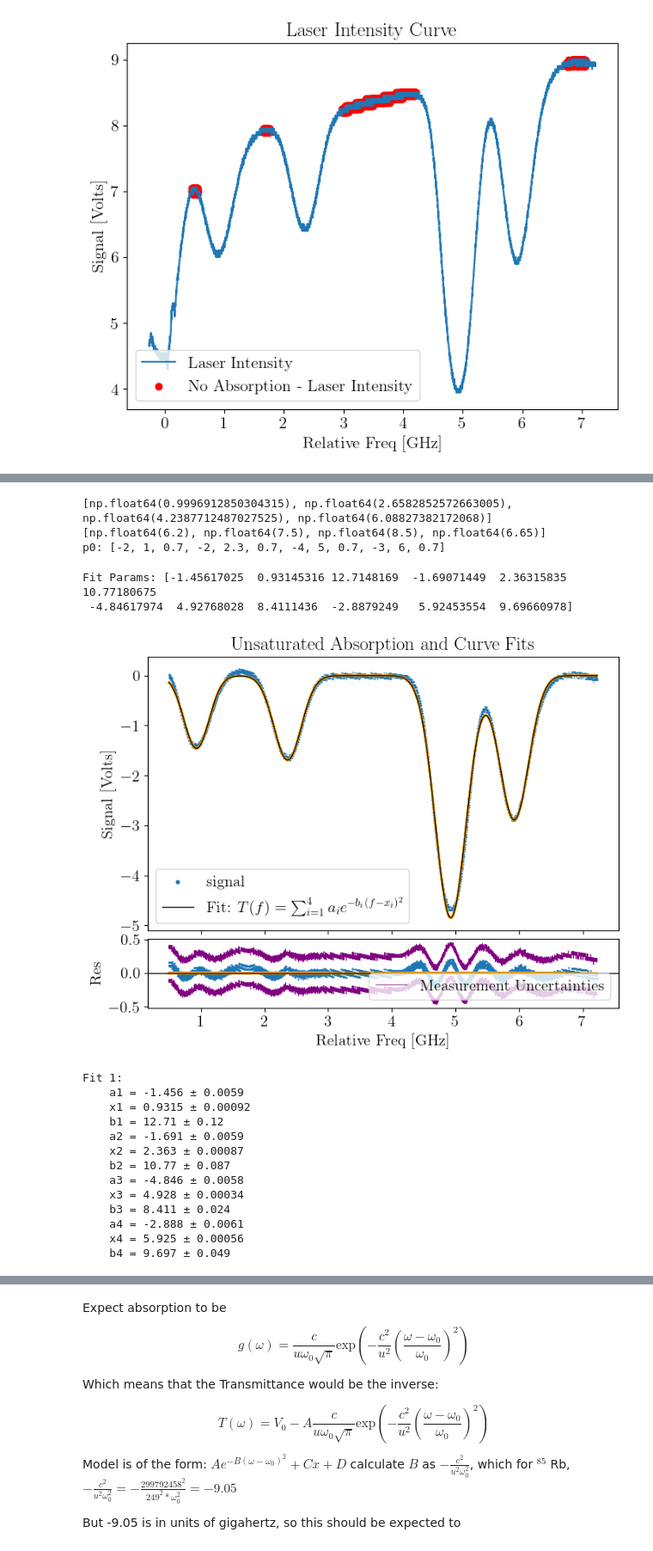
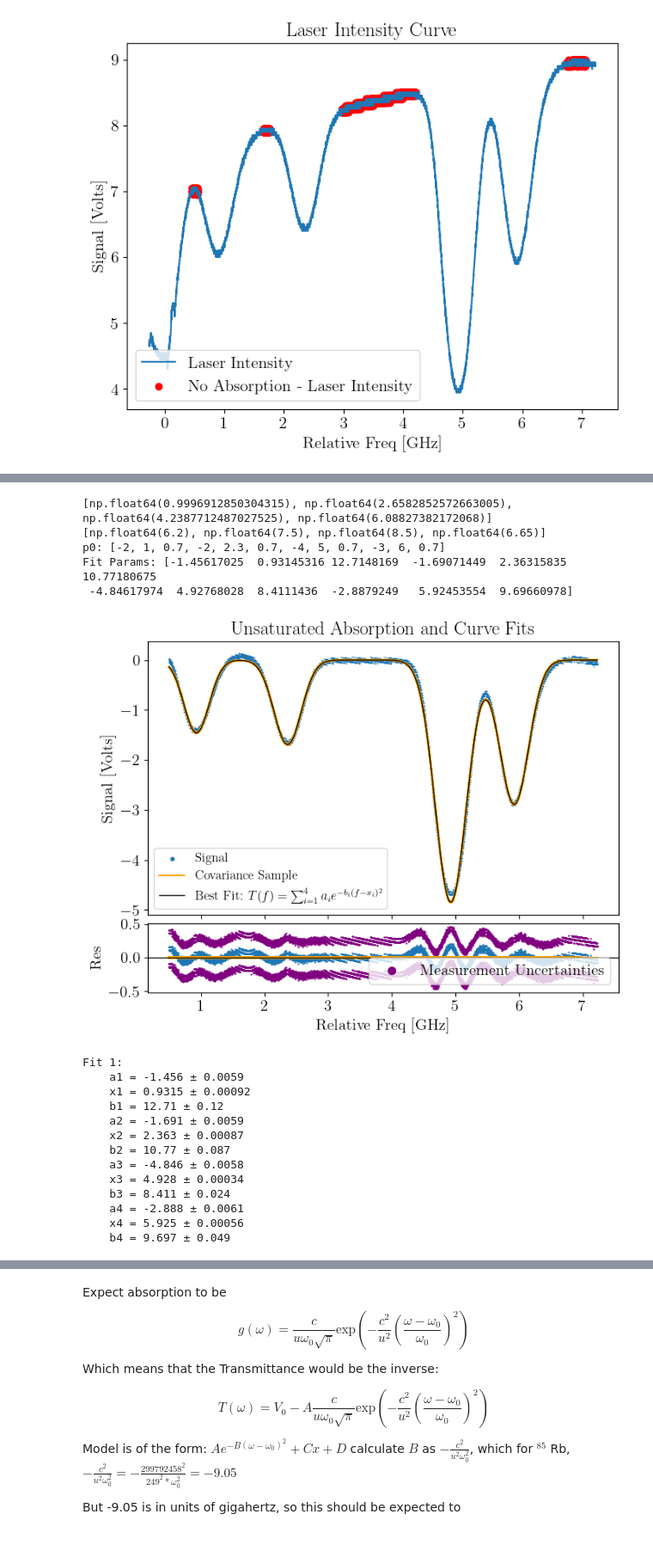
Before and after one commit to andres-luengo/alden-andres-max-most-dangerous-4450-trio, a Jupyter notebook: rb-spectroscopy/doppler_broadening.ipynb, the cells around one changed output, grey strips where cells are left out. Shown at 86% size. Cells and saved outputs as stored; diff of their text form; code cells hidden in the pictures.

```diff
--- a/rb-spectroscopy/doppler_broadening.ipynb
+++ b/rb-spectroscopy/doppler_broadening.ipynb
@@ -500,13 +500,13 @@ fig, (ax, ax_res) = plt.subplots(
 )
 
 # main plot
-ax.scatter(xdata, ydata, s=0.1, label="signal")
+ax.scatter(xdata, ydata, s=0.1, label="Signal")
 # uncertainties are too small to do this
-for i in range(100):
+for i in range(1000):
     rand_fit = absorption_model(xfit, *np.random.multivariate_normal(popt, pcov))
-    ax.plot(xfit, rand_fit,c="orange", label=("Random"))
+    ax.plot(xfit, rand_fit,c="orange", label=("Covariance Sample" if i==1 else None))
     ax_res.plot(xfit, rand_fit - yfit, c="orange")
-ax.plot(xfit, yfit, linewidth=1, color="black", label=f"Fit: {model_str}")
+ax.plot(xfit, yfit, linewidth=1, color="black", label=f"Best Fit: {model_str}")
 ax.set_ylabel("Signal [Volts]")
 ax.set_title("Unsaturated Absorption and Curve Fits")
 # # residual plot
@@ -514,14 +514,14 @@ ax.set_title("Unsaturated Absorption and Curve Fits")
 # yerr = np.full_like(residuals, measurement_uncertainty, dtype=float)
 
 ax_res.scatter(xdata, residuals, s=0.5)
-ax_res.plot(xdata, residuals+.25,linewidth=0.5,c="purple", label="Measurement Uncertainties")
-ax_res.plot(xdata,residuals-.25,linewidth=0.5,c="purple")
-ax_res.axhline(0, color="black", linewidth=1)
+ax_res.scatter(xdata, residuals+.25,s=.5,c="purple", label="Measurement Uncertainties")
+ax_res.scatter(xdata,residuals-.25,s=.5,c="purple")
+ax_res.axhline(0, color="red", linewidth=1)
 ax_res.set_xlabel("Relative Freq [GHz]")
 ax_res.set_ylabel("Res")
 
-ax.legend(markerscale=10)
-ax_res.legend(markerscale=1000)
+ax.legend(markerscale=10,fontsize=12)
+ax_res.legend()
 
 # ax_res.errorbar(
 #     xdata,
@@ -542,49 +542,49 @@ plt.savefig("Multi-Curve Fit")
 plt.show()
 
 # # fitted curve
 # xfit = np.linspace(xdata.min(), xdata.max(), 2000)
 # yfit = absorption_model(xfit, *popt)
 # plt.figure(figsize=(18,10))
 # plt.plot(xfit, yfit, linewidth=2, label=f"Fit: {model_str}",color="Red")
 # plt.scatter(xdata, ydata,s=.1)
 
 # plt.xlabel("Relative Freq [GHz]")
 # plt.ylabel("Signal [Volts]")
 # plt.title("Unsaturated Absorption and Curve Fits")
 # plt.legend()
 # # plt.savefig("DopplerFits.png")
 # plt.show()
 
 
 param_names = [
     "a1","x1","b1",
     "a2","x2","b2",
     "a3","x3","b3",
     "a4","x4","b4",
     "c","d"
 ]
 
 print_fits(full_fits, param_names)
 # %% [output]
 [np.float64(0.9996912850304315), np.float64(2.6582852572663005), np.float64(4.2387712487027525), np.float64(6.08827382172068)]
 [np.float64(6.2), np.float64(7.5), np.float64(8.5), np.float64(6.65)]
 p0: [-2, 1, 0.7, -2, 2.3, 0.7, -4, 5, 0.7, -3, 6, 0.7]
+Fit Params: [-1.45617025  0.93145316 12.7148169  -1.69071449  2.36315835 10.77180675
+ -4.84617974  4.92768028  8.4111436  -2.8879249   5.92453554  9.69660978]
+[figure, new version]
-Fit Params: [-1.45617025  0.93145316 12.7148169  -1.69071449  2.36315835 10.77180675
- -4.84617974  4.92768028  8.4111436  -2.8879249   5.92453554  9.69660978]
+Fit 1:
+    a1 = -1.456 ± 0.0059
+    x1 = 0.9315 ± 0.00092
+    b1 = 12.71 ± 0.12
+    a2 = -1.691 ± 0.0059
+    x2 = 2.363 ± 0.00087
+    b2 = 10.77 ± 0.087
+    a3 = -4.846 ± 0.0058
+    x3 = 4.928 ± 0.00034
+    b3 = 8.411 ± 0.024
+    a4 = -2.888 ± 0.0061
+    x4 = 5.925 ± 0.00056
+    b4 = 9.697 ± 0.049
-[figure, old version]
-Fit 1:
-    a1 = -1.456 ± 0.0059
-    x1 = 0.9315 ± 0.00092
-    b1 = 12.71 ± 0.12
-    a2 = -1.691 ± 0.0059
-    x2 = 2.363 ± 0.00087
-    b2 = 10.77 ± 0.087
-    a3 = -4.846 ± 0.0058
-    x3 = 4.928 ± 0.00034
-    b3 = 8.411 ± 0.024
-    a4 = -2.888 ± 0.0061
-    x4 = 5.925 ± 0.00056
-    b4 = 9.697 ± 0.049
 # %% [markdown]
 The four peaks are centered at $\omega_1=.9315 \pm 9.2\times 10^{-4}, \omega_2=2.363\pm 8.7 \times 10^{-4}, \omega_3=4.928 \pm 3.4 \times 10^{-4}, \omega_4=5.925 \pm 5.6 \times 10^{-4} \text{GHz}$
 
```
Also changed, not shown: parts of 2 cells of this notebook.
